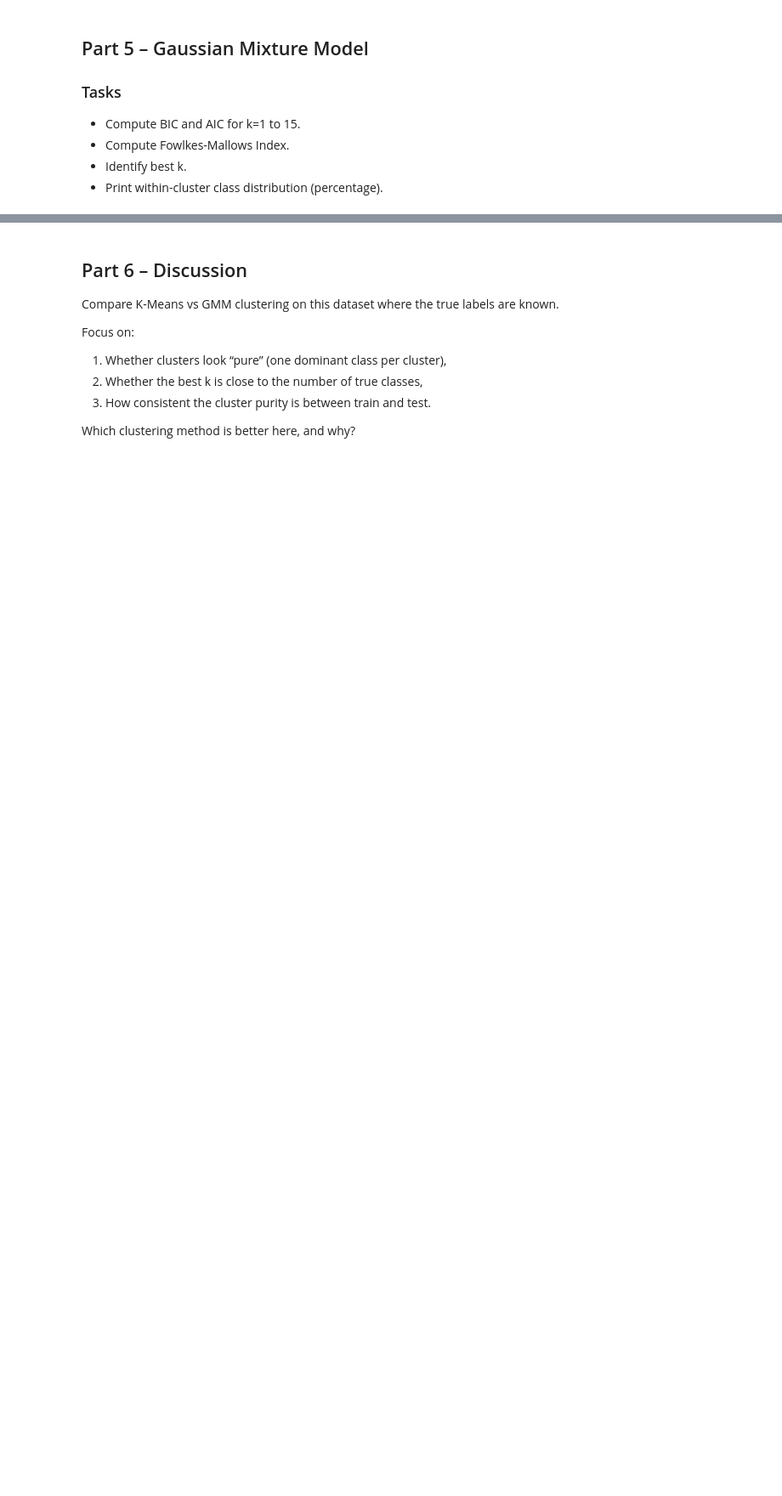
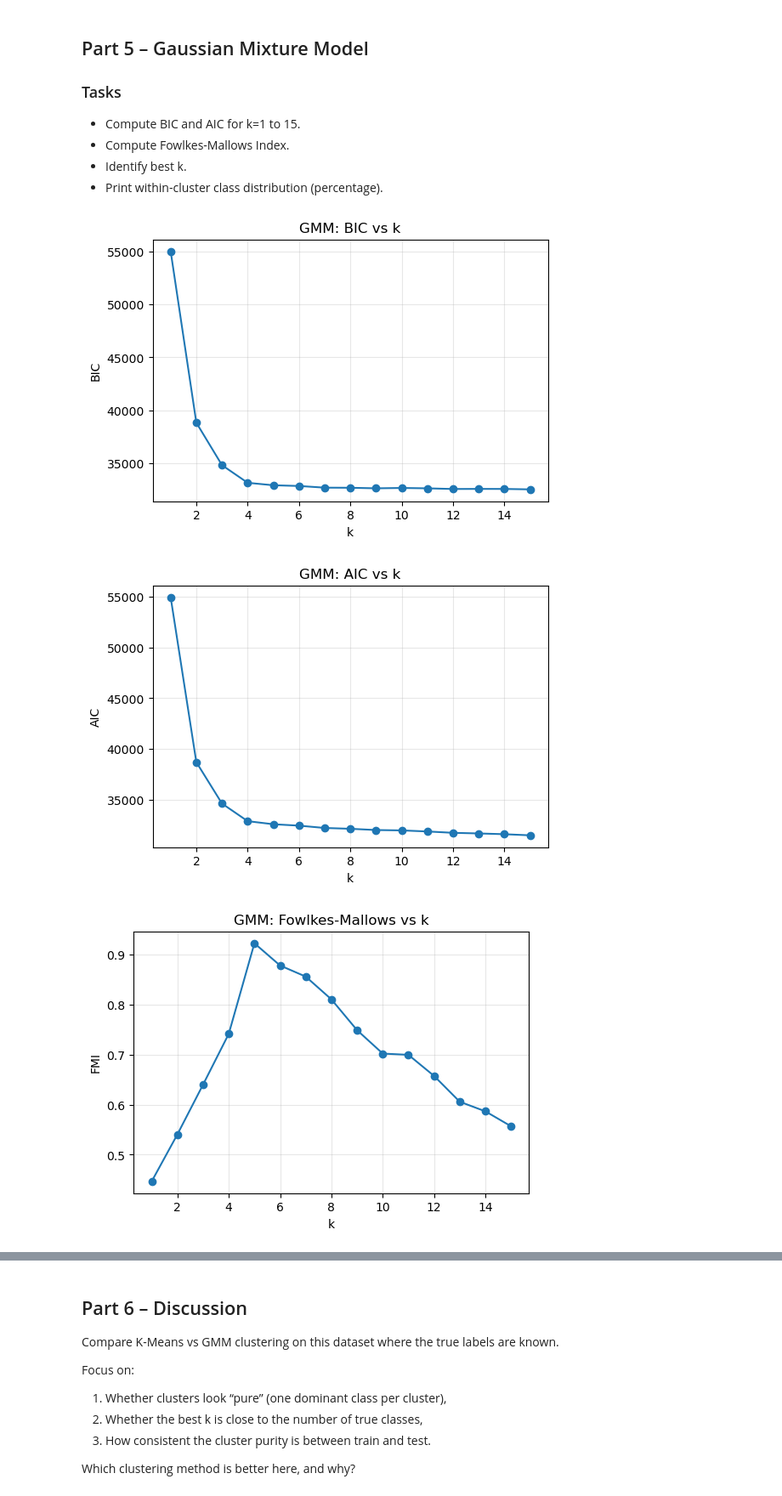
Before and after one commit to adityabhagwani/EE-344, a Jupyter notebook: EE344_Power_Quality_Fault_Detection_Assignment.ipynb, the cells around one changed output, grey strips where cells are left out. Shown at 85% size. Saved outputs shown, nothing was run; the diff lists cells and outputs as text; code cells hidden in the pictures; blank space fills up the shorter version.

```diff
--- a/EE344_Power_Quality_Fault_Detection_Assignment.ipynb
+++ b/EE344_Power_Quality_Fault_Detection_Assignment.ipynb
@@ -595,5 +633,5 @@ print(results_km)
 # %%
-BEST_K =   # <--- Set after inspecting curves
+BEST_K =  5 # <--- Set after inspecting curves
 
 km = KMeans(n_clusters=BEST_K, n_init=50, random_state=RANDOM_STATE)
 c_tr = km.fit_predict(X_train_scaled)
@@ -623,44 +688,41 @@ cluster_purity_percent(c_te, y_test,  "TEST")
 # %%
 from sklearn.mixture import GaussianMixture
 from sklearn.metrics import fowlkes_mallows_score
 
 k_values = list(range(1, 16))
-
 bic = []
 aic = []
 fmi = []
 
-COV_TYPE = "full"  # try: "full", "diag", "tied", "spherical"
-
-# -------------------------
-# TODO 5A: GMM sweep on TRAIN
-# -------------------------
-# For each k in k_values:
-# - Run GaussianMixture with:
-#   - n_components = k
-#   - covariance_type = COV_TYPE
-#   - n_init = 20
-#   - random_state = 42
-# - Collect:
-#   - BIC
-#   - AIC
-#   - Fowlkes–Mallows index (compare clusters vs y_train)
+COV_TYPE = "spherical"  # could also try "diag", "tied", "spherical"
 
 for k in k_values:
-    gmm = None   # TODO: initialize GaussianMixture for this k
+    # Initialize GMM
+    gmm = GaussianMixture(
+        n_components=k,
+        covariance_type=COV_TYPE,
+        n_init=20,
+        max_iter = 100,
+        random_state=42
+    )
 
-    c_tr = None  # TODO: obtain cluster assignments on the training set
+    # Fit + predict cluster assignments
+    c_tr = gmm.fit_predict(Xtr)
 
-    # TODO: append BIC / AIC / FMI to the lists
-    # bic.append(...)
-    # aic.append(...)
-    # fmi.append(...)
+    # Append metrics
+    bic.append(gmm.bic(Xtr))
+    aic.append(gmm.aic(Xtr))
+    fmi.append(fowlkes_mallows_score(y_train, c_tr))
 
-raise NotImplementedError("TODO 5A: Complete the loop to fill bic, aic, and fmi across k_values.")
-
+# Plot curves
 plot_k_curve(k_values, bic, "GMM: BIC vs k", "BIC")
 plot_k_curve(k_values, aic, "GMM: AIC vs k", "AIC")
 plot_k_curve(k_values, fmi, "GMM: Fowlkes-Mallows vs k", "FMI")
 
+# Table
 results_gmm = pd.DataFrame({"k": k_values, "bic": bic, "aic": aic, "fmi": fmi})
 print(results_gmm)
+# %% [output]
+[figure, added]
+[figure, added]
+[figure, added]
```
Also changed, not shown: parts of 11 cells of this notebook.
